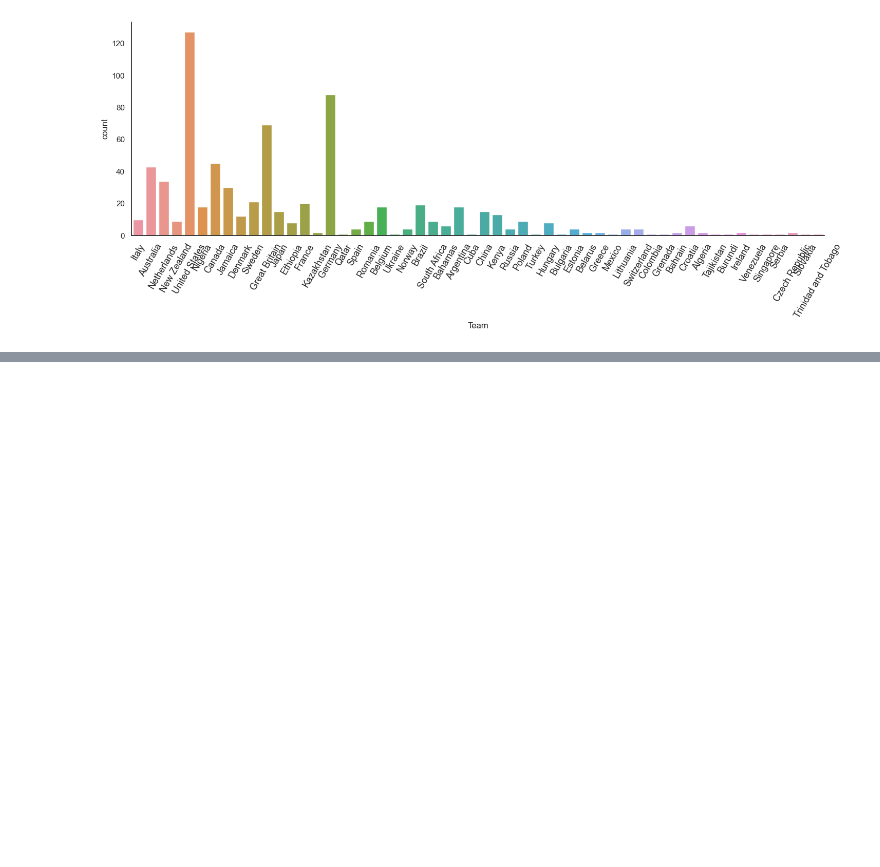
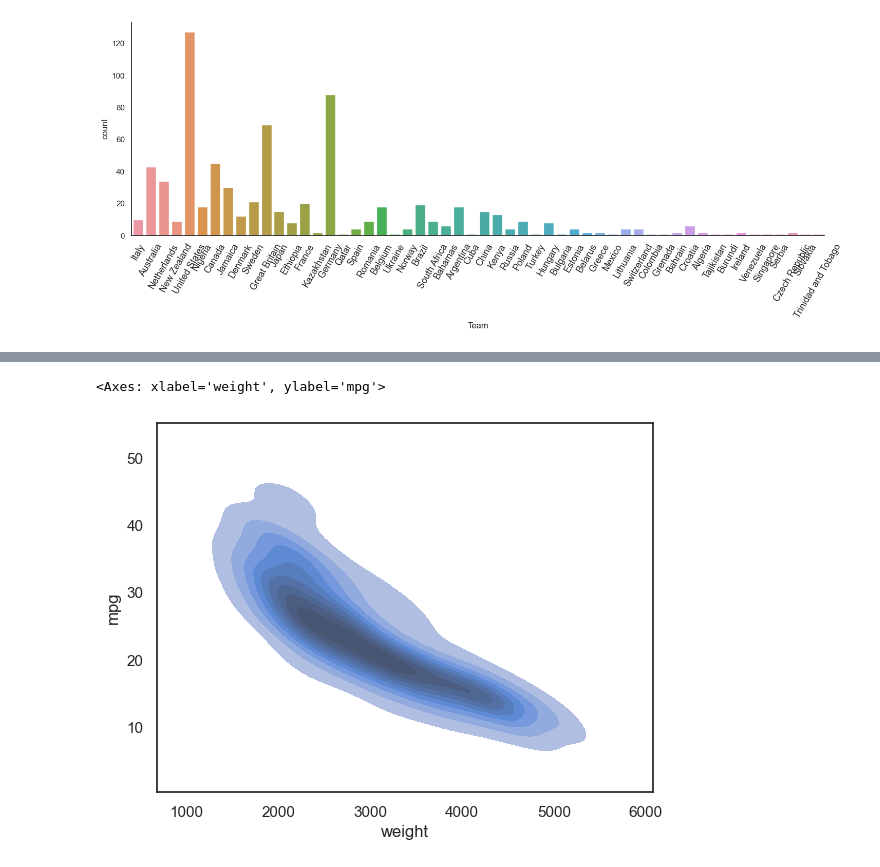
Before and after one commit to eo1989/mkt_stats_notes, a Jupyter notebook: interactive_data_viz.ipynb, the cells around one changed output, grey strips where cells are left out. Saved outputs shown, nothing was run; the diff lists cells and outputs as text; code cells hidden in the pictures; blank space fills up the shorter version.

```diff
--- a/interactive_data_viz.ipynb
+++ b/interactive_data_viz.ipynb
@@ -608,0 +652,10 @@ sns.barplot(x = "Sport", y = "Weight", data = olympic_TopSport_winners_2016, est
+# %%
+# ch2, exercise 15: Creating static contour plots
+# Generate a KDE plot
+# First two params are arrays of X and Y coords of data points
+# Parameter shade is set to True so that the contours are filled with a color gradient based on number of data points
+sns.set_style('white')
+sns.kdeplot(x=df_mpg['weight'], y=df_mpg['mpg'], fill = True)
+# %% [output]
+<Axes: xlabel='weight', ylabel='mpg'>
+[figure, added]
```
Also changed, not shown: parts of 22 cells of this notebook.
